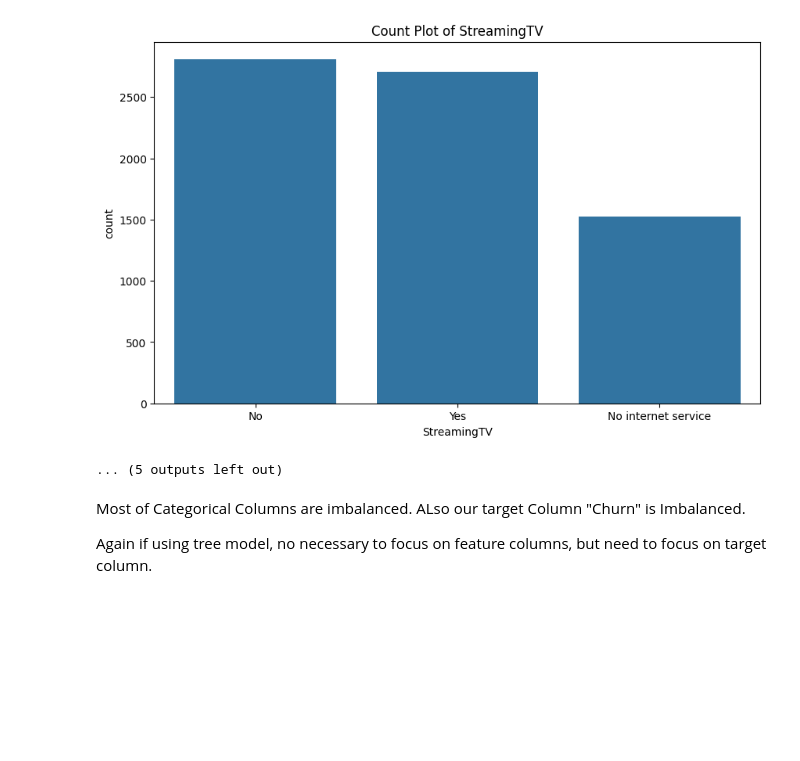
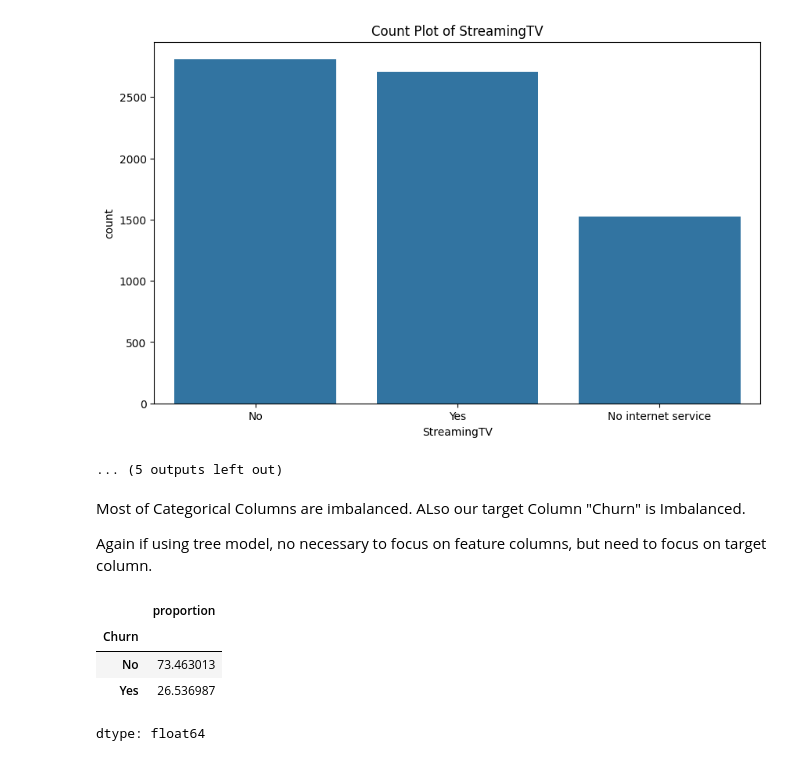
Before and after one commit to aswindcu2025/churn_prediction_telecom_ds, a Jupyter notebook: Pre-EDA.ipynb, the cells around one changed output. Saved outputs shown, nothing was run; the diff lists cells and outputs as text; code cells hidden in the pictures; blank space fills up the shorter version.

```diff
--- a/Pre-EDA.ipynb
+++ b/Pre-EDA.ipynb
@@ -298,3 +298,12 @@ for col in obj_col:
 Most of Categorical Columns are imbalanced. ALso our target Column "Churn" is Imbalanced.
 
 Again if using tree model, no necessary to focus on feature columns, but need to focus on target column.
+# %%
+churn_percent = df['Churn'].value_counts(normalize=True) * 100
+churn_percent
+# %% [output]
+|  | proportion |
+| Churn |  |
+| No | 73.463013 |
+| Yes | 26.536987 |
+dtype: float64
```
